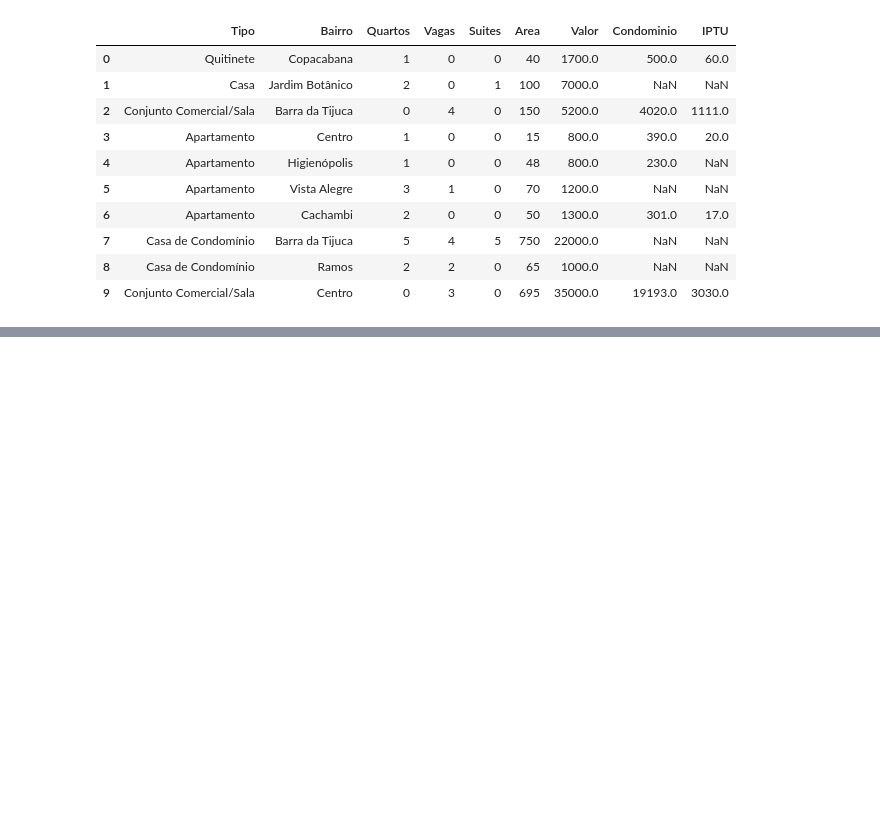
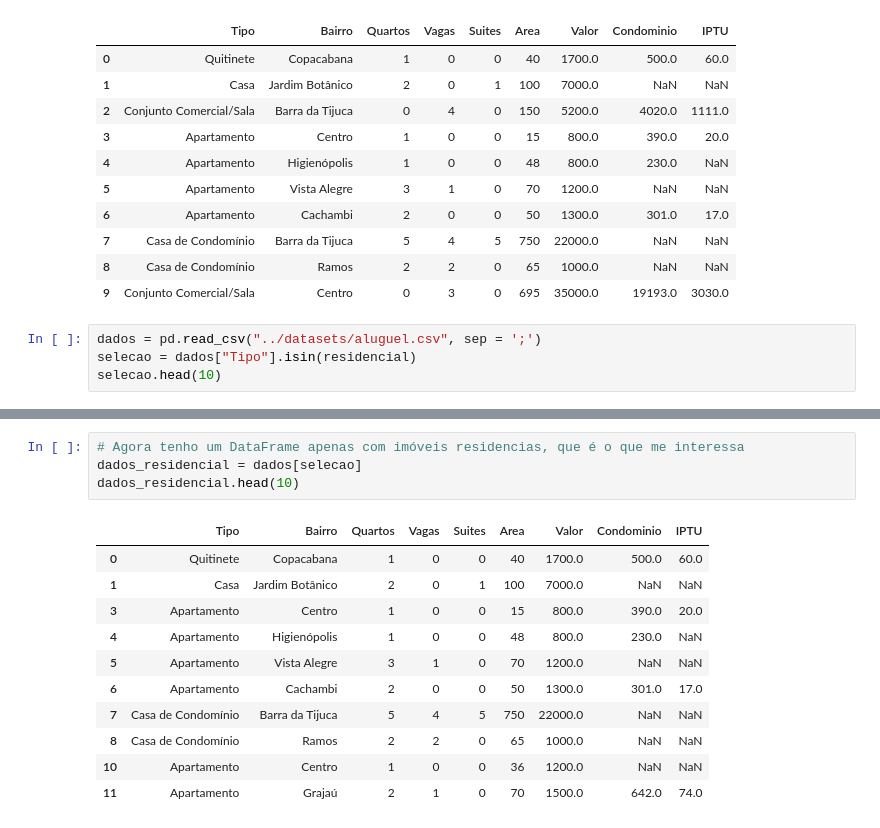
Before and after one commit to brenocg1/data-analysis, a Jupyter notebook: pandas/alugueis/alugueis.ipynb, the cells around one changed output, grey strips where cells are left out. Drawn from its saved outputs; the diff is of its cells as text; blank space fills up the shorter version.

Commit message:
dadc aataframe apenas de imóveis residenciais, e update do  notebook de alugeis

```diff
--- a/pandas/alugueis/alugueis.ipynb
+++ b/pandas/alugueis/alugueis.ipynb
@@ -207,3 +207,7 @@ dados.head(10)
 | 7 | Casa de Condomínio | Barra da Tijuca | 5 | 4 | 5 | 750 | 22000.0 | NaN | NaN |
 | 8 | Casa de Condomínio | Ramos | 2 | 2 | 0 | 65 | 1000.0 | NaN | NaN |
 | 9 | Conjunto Comercial/Sala | Centro | 0 | 3 | 0 | 695 | 35000.0 | 19193.0 | 3030.0 |
+# %%
+dados = pd.read_csv("../datasets/aluguel.csv", sep = ';')
+selecao = dados["Tipo"].isin(residencial)
+selecao.head(10)
@@ -209,0 +226,16 @@ dados.head(10)
+# %%
+# Agora tenho um DataFrame apenas com imóveis residencias, que é o que me interessa
+dados_residencial = dados[selecao]
+dados_residencial.head(10)
+# %% [output]
+|  | Tipo | Bairro | Quartos | Vagas | Suites | Area | Valor | Condominio | IPTU |
+| 0 | Quitinete | Copacabana | 1 | 0 | 0 | 40 | 1700.0 | 500.0 | 60.0 |
+| 1 | Casa | Jardim Botânico | 2 | 0 | 1 | 100 | 7000.0 | NaN | NaN |
+| 3 | Apartamento | Centro | 1 | 0 | 0 | 15 | 800.0 | 390.0 | 20.0 |
+| 4 | Apartamento | Higienópolis | 1 | 0 | 0 | 48 | 800.0 | 230.0 | NaN |
+| 5 | Apartamento | Vista Alegre | 3 | 1 | 0 | 70 | 1200.0 | NaN | NaN |
+| 6 | Apartamento | Cachambi | 2 | 0 | 0 | 50 | 1300.0 | 301.0 | 17.0 |
+| 7 | Casa de Condomínio | Barra da Tijuca | 5 | 4 | 5 | 750 | 22000.0 | NaN | NaN |
+| 8 | Casa de Condomínio | Ramos | 2 | 2 | 0 | 65 | 1000.0 | NaN | NaN |
+| 10 | Apartamento | Centro | 1 | 0 | 0 | 36 | 1200.0 | NaN | NaN |
+| 11 | Apartamento | Grajaú | 2 | 1 | 0 | 70 | 1500.0 | 642.0 | 74.0 |
```
Also changed, not shown: parts of 14 cells of this notebook, 1 other file.
